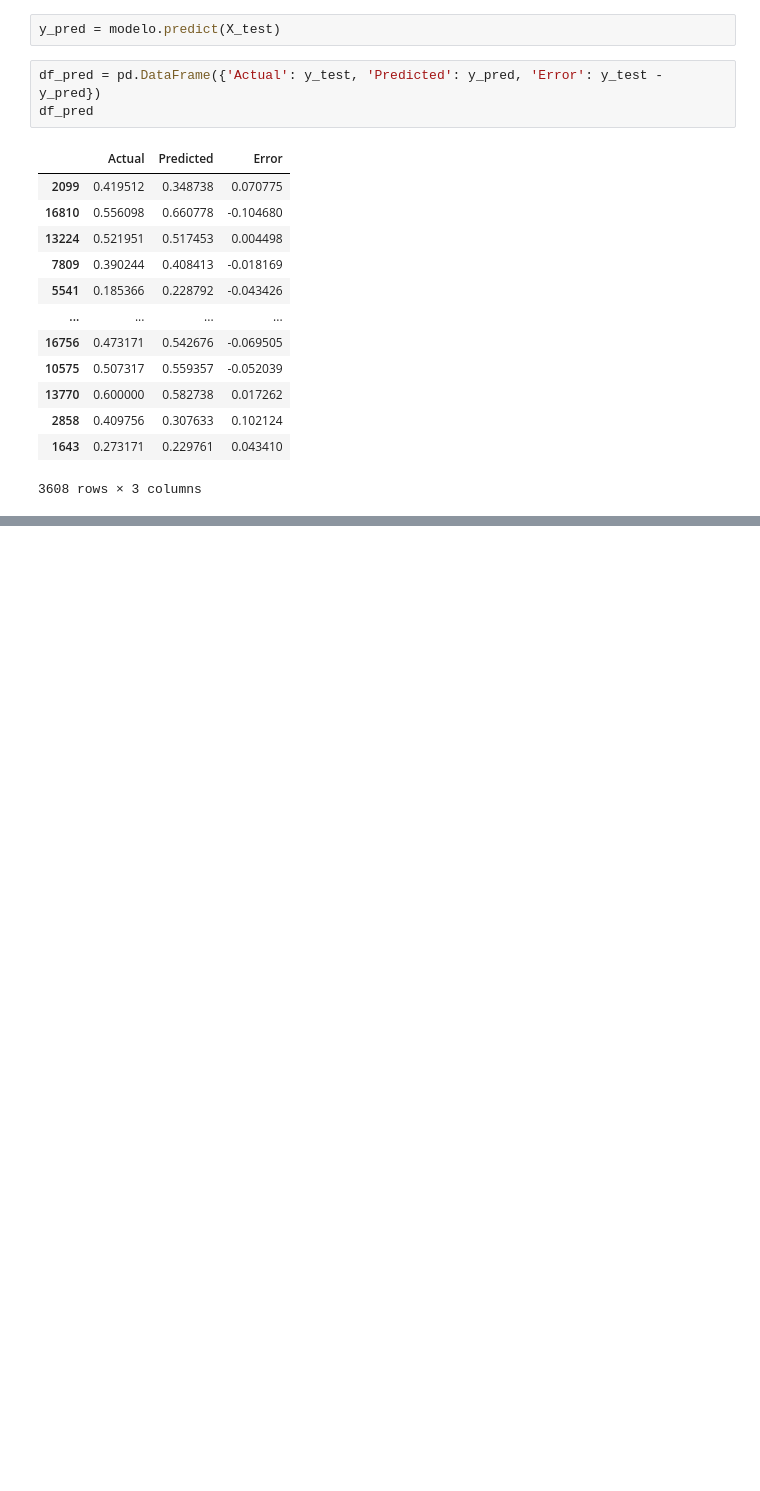
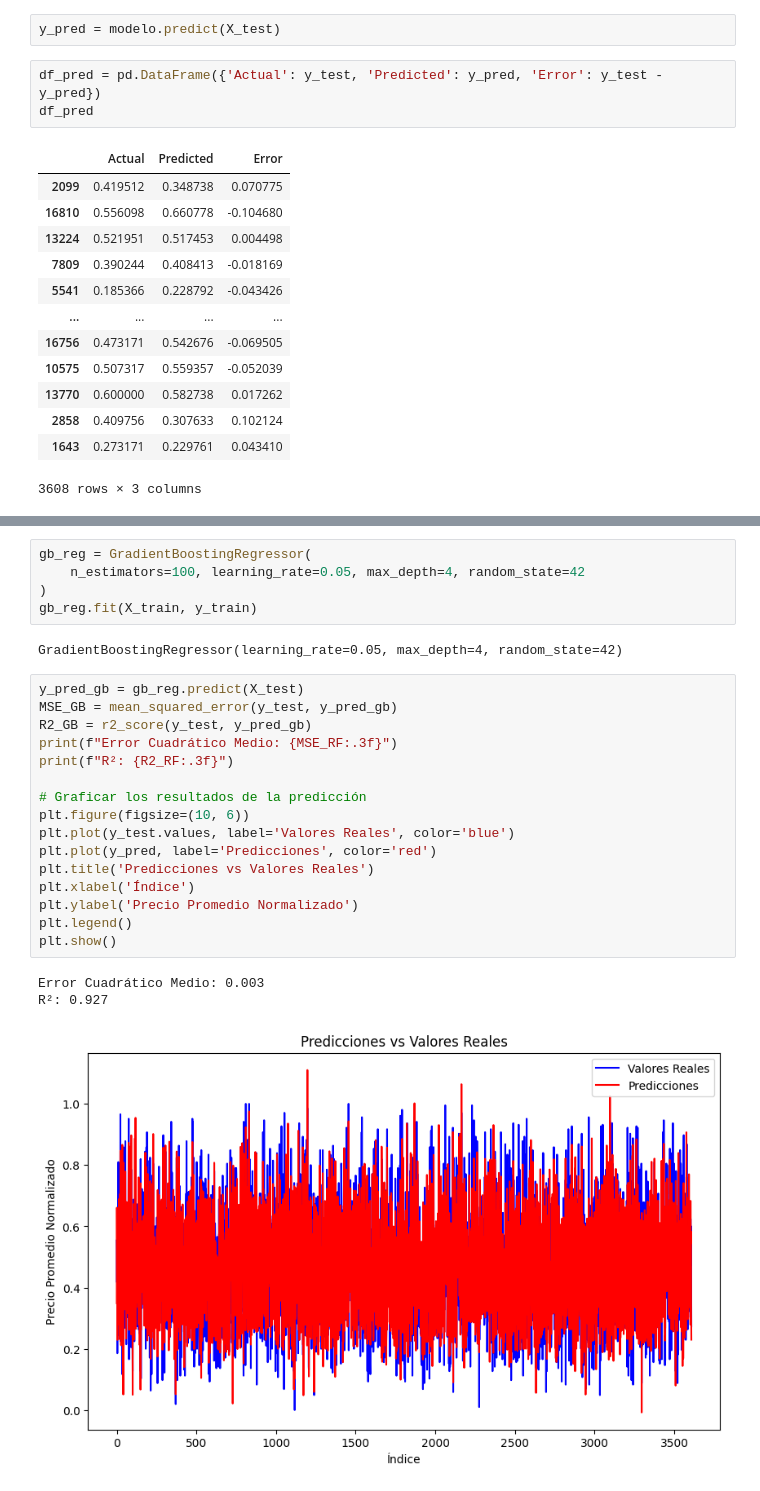
Before and after one commit to JuanPE-PNG/CienciaDatos2-3, a Jupyter notebook: Parte 1/avocado.ipynb, the cells around one changed output, grey strips where cells are left out. Cells and saved outputs as stored; diff of their text form; blank space fills up the shorter version.

```diff
--- a/Parte 1/avocado.ipynb
+++ b/Parte 1/avocado.ipynb
@@ -346,0 +399,27 @@ R²: 0.8273527342934921
+# %%
+gb_reg = GradientBoostingRegressor(
+    n_estimators=100, learning_rate=0.05, max_depth=4, random_state=42
+)
+gb_reg.fit(X_train, y_train)
+# %% [output]
+GradientBoostingRegressor(learning_rate=0.05, max_depth=4, random_state=42)
+# %%
+y_pred_gb = gb_reg.predict(X_test)
+MSE_GB = mean_squared_error(y_test, y_pred_gb)
+R2_GB = r2_score(y_test, y_pred_gb)
+print(f"Error Cuadrático Medio: {MSE_RF:.3f}")
+print(f"R²: {R2_RF:.3f}")
+
+# Graficar los resultados de la predicción
+plt.figure(figsize=(10, 6))
+plt.plot(y_test.values, label='Valores Reales', color='blue')
+plt.plot(y_pred, label='Predicciones', color='red')
+plt.title('Predicciones vs Valores Reales')
+plt.xlabel('Índice')
+plt.ylabel('Precio Promedio Normalizado')
+plt.legend()
+plt.show()
+# %% [output]
+Error Cuadrático Medio: 0.003
+R²: 0.927
+[figure, added]
```
Also changed, not shown: parts of 10 cells of this notebook, 3 other files.
